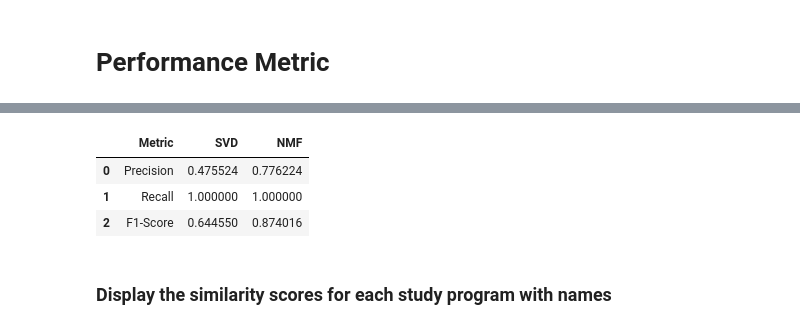
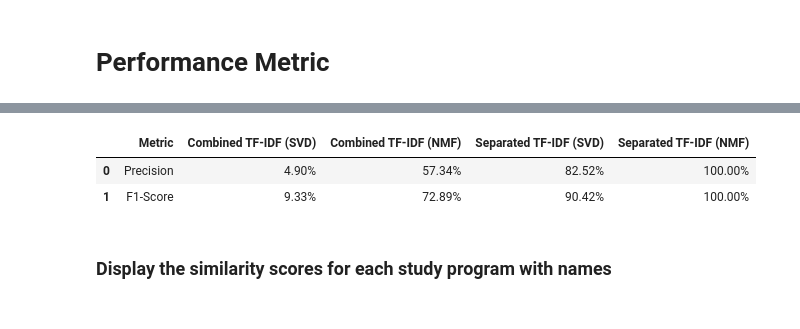
Before and after one commit to enzeeeh/ds-project, a Jupyter notebook: ds-lab1/Text_Mining_Analysis_DS_LAB1_Topic.ipynb, the cells around one changed output, grey strips where cells are left out. Drawn from its saved outputs; the diff is of its cells as text; code cells hidden in the pictures.

Commit message:
- add and update the combined and separated value of TF-IDF - change the visualization for plot Kmeans - add visualization for result of performance metrics

```diff
--- a/ds-lab1/Text_Mining_Analysis_DS_LAB1_Topic.ipynb
+++ b/ds-lab1/Text_Mining_Analysis_DS_LAB1_Topic.ipynb
@@ -832,17 +985,24 @@ plot_dendrogram(
 # For each study program, find the maximum similarity score with any skill set
 max_similarity_scores_svd = np.max(similarity_matrix_svd, axis=1)
 max_similarity_scores_nmf = np.max(similarity_matrix_nmf, axis=1)
+
+max_similarity_scores_svd_separated = np.max(similarity_matrix_svd_separate, axis=1)
+max_similarity_scores_nmf_separated = np.max(similarity_matrix_nmf_separate, axis=1)
 # %%
 # Define a threshold to consider a study program relevant to a skill set
-threshold = 0.55
+threshold = 0.85
 
 # Calculate the number of relevant study programs
 num_relevant_study_programs_svd = np.sum(max_similarity_scores_svd >= threshold)
 num_relevant_study_programs_nmf = np.sum(max_similarity_scores_nmf >= threshold)
+num_relevant_study_programs_svd_separated = np.sum(max_similarity_scores_svd_separated >= threshold)
+num_relevant_study_programs_nmf_separated = np.sum(max_similarity_scores_nmf_separated >= threshold)
 
 # Calculate the number of non-relevant study programs
 num_non_relevant_study_programs_svd = len(study_program) - num_relevant_study_programs_svd
 num_non_relevant_study_programs_nmf = len(study_program) - num_relevant_study_programs_nmf
+num_non_relevant_study_programs_svd_separated = len(study_program) - num_relevant_study_programs_svd_separated
+num_non_relevant_study_programs_nmf_separated = len(study_program) - num_relevant_study_programs_nmf_separated
 
 # Calculate totals
 total_study_programs = len(study_program)
@@ -882,5 +1072,5 @@ summary_df
 # %%
-# Precision, Recall, F1-Score for SVD
+# Precision, Recall, F1-Score for TF-IDF Combined SVD
 TP_svd = num_relevant_study_programs_svd
 FP_svd = num_non_relevant_study_programs_svd
 FN_svd = 0  # Assuming no false negatives for this simplified context
@@ -890,7 +1080,7 @@ precision_svd = TP_svd / (TP_svd + FP_svd)
 recall_svd = TP_svd / (TP_svd + FN_svd)  # Here FN is 0, so recall is 1
 f1_score_svd = 2 * (precision_svd * recall_svd) / (precision_svd + recall_svd)
 
-# Precision, Recall, F1-Score for NMF
+# Precision, Recall, F1-Score for TF-IDF Combined NMF
 TP_nmf = num_relevant_study_programs_nmf
 FP_nmf = num_non_relevant_study_programs_nmf
 FN_nmf = 0  # Assuming no false negatives for this simplified context
@@ -899,23 +1089,46 @@ TN_nmf = 0  # Assuming no true negatives for this simplified context
 precision_nmf = TP_nmf / (TP_nmf + FP_nmf)
 recall_nmf = TP_nmf / (TP_nmf + FN_nmf)  # Here FN is 0, so recall is 1
 f1_score_nmf = 2 * (precision_nmf * recall_nmf) / (precision_nmf + recall_nmf)
+
+# Precision, Recall, F1-Score for TF-IDF Separated SVD
+TP_svd_sp = num_relevant_study_programs_svd_separated
+FP_svd_sp = num_non_relevant_study_programs_svd_separated
+FN_svd_sp = 0  # Assuming no false negatives for this simplified context
+TN_svd_sp = 0  # Assuming no true negatives for this simplified context
+
+precision_svd_sp = TP_svd_sp / (TP_svd_sp + FP_svd_sp)
+recall_svd_sp = TP_svd_sp / (TP_svd_sp + FN_svd_sp)  # Here FN is 0, so recall is 1
+f1_score_svd_sp = 2 * (precision_svd_sp * recall_svd_sp) / (precision_svd_sp + recall_svd_sp)
+
+# Precision, Recall, F1-Score for TF-IDF Separated NMF
+TP_nmf_sp = num_relevant_study_programs_nmf_separated
+FP_nmf_sp = num_non_relevant_study_programs_nmf_separated
+FN_nmf_sp = 0  # Assuming no false negatives for this simplified context
+TN_nmf_sp = 0  # Assuming no true negatives for this simplified context
+
+precision_nmf_sp = TP_nmf_sp / (TP_nmf_sp + FP_nmf_sp)
+recall_nmf_sp = TP_nmf_sp / (TP_nmf_sp + FN_nmf_sp)  # Here FN is 0, so recall is 1
+f1_score_nmf_sp = 2 * (precision_nmf_sp * recall_nmf_sp) / (precision_nmf_sp + recall_nmf_sp)
 # %%
 # Create a dictionary to store the metrics
 metrics_data = {
-    'Metric': ['Precision', 'Recall', 'F1-Score'],
-    'SVD': [precision_svd, recall_svd, f1_score_svd],
-    'NMF': [precision_nmf, recall_nmf, f1_score_nmf]
+    'Metric': ['Precision', 'F1-Score'],
+    'Combined TF-IDF (SVD)': [precision_svd, f1_score_svd],
+    'Combined TF-IDF (NMF)': [precision_nmf, f1_score_nmf],
+    'Separated TF-IDF (SVD)': [precision_svd_sp, f1_score_svd_sp],
+    'Separated TF-IDF (NMF)': [precision_nmf_sp, f1_score_nmf_sp]
 }
 
 # Convert the dictionary into a DataFrame
 metrics_df = pd.DataFrame(metrics_data)
+# Convert the numeric values to percentages
+metrics_df.iloc[:, 1:] = metrics_df.iloc[:, 1:].applymap(lambda x: f"{x * 100:.2f}%")
 
 metrics_df
 # %% [output]
-|  | Metric | SVD | NMF |
-| 0 | Precision | 0.475524 | 0.776224 |
-| 1 | Recall | 1.000000 | 1.000000 |
-| 2 | F1-Score | 0.644550 | 0.874016 |
+|  | Metric | Combined TF-IDF (SVD) | Combined TF-IDF (NMF) | Separated TF-IDF (SVD) | Separated TF-IDF (NMF) |
+| 0 | Precision | 4.90% | 57.34% | 82.52% | 100.00% |
+| 1 | F1-Score | 9.33% | 72.89% | 90.42% | 100.00% |
 # %% [markdown]
 ### Display the similarity scores for each study program with names
 # %%
```
Also changed, not shown: parts of 31 cells of this notebook.
